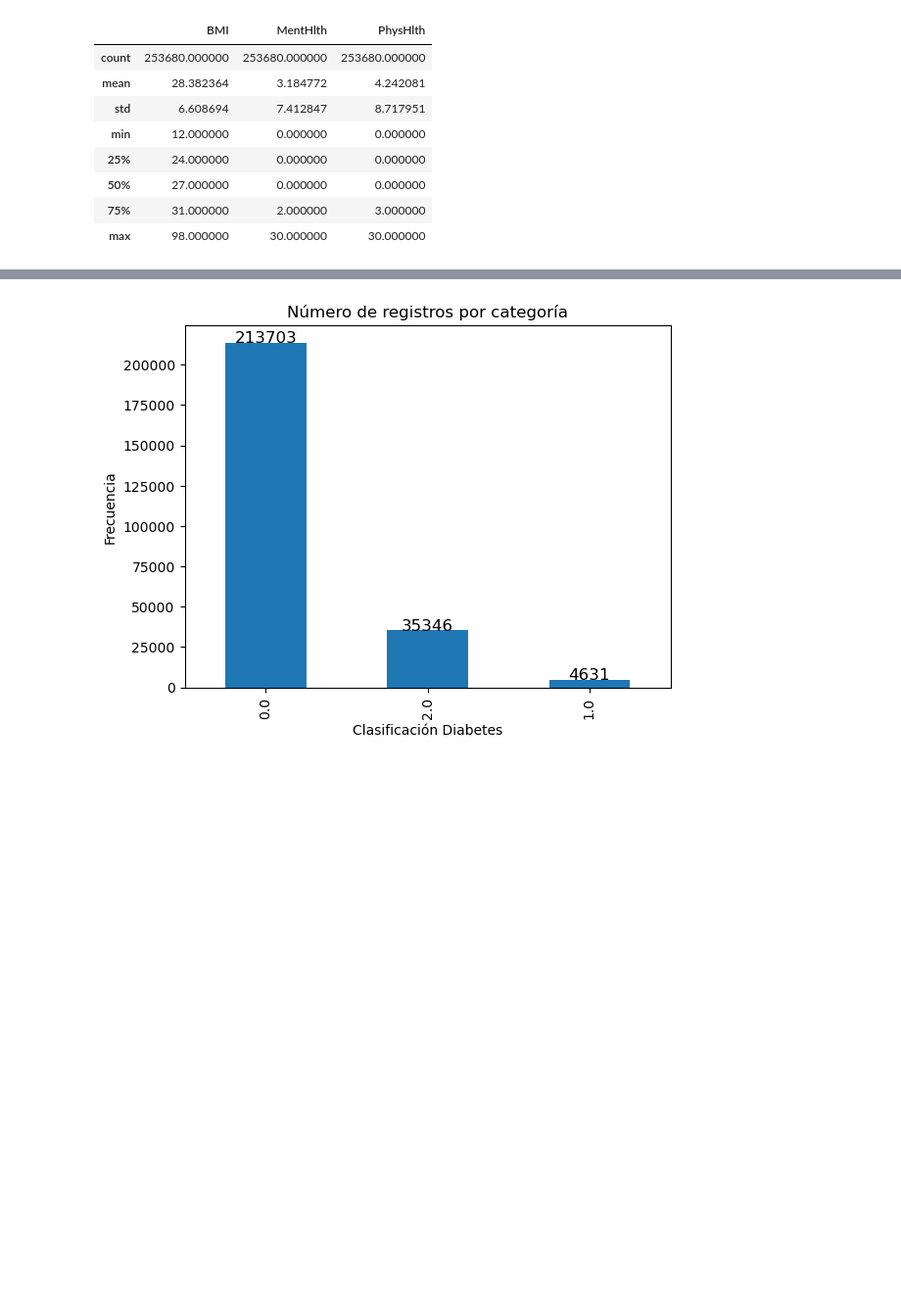
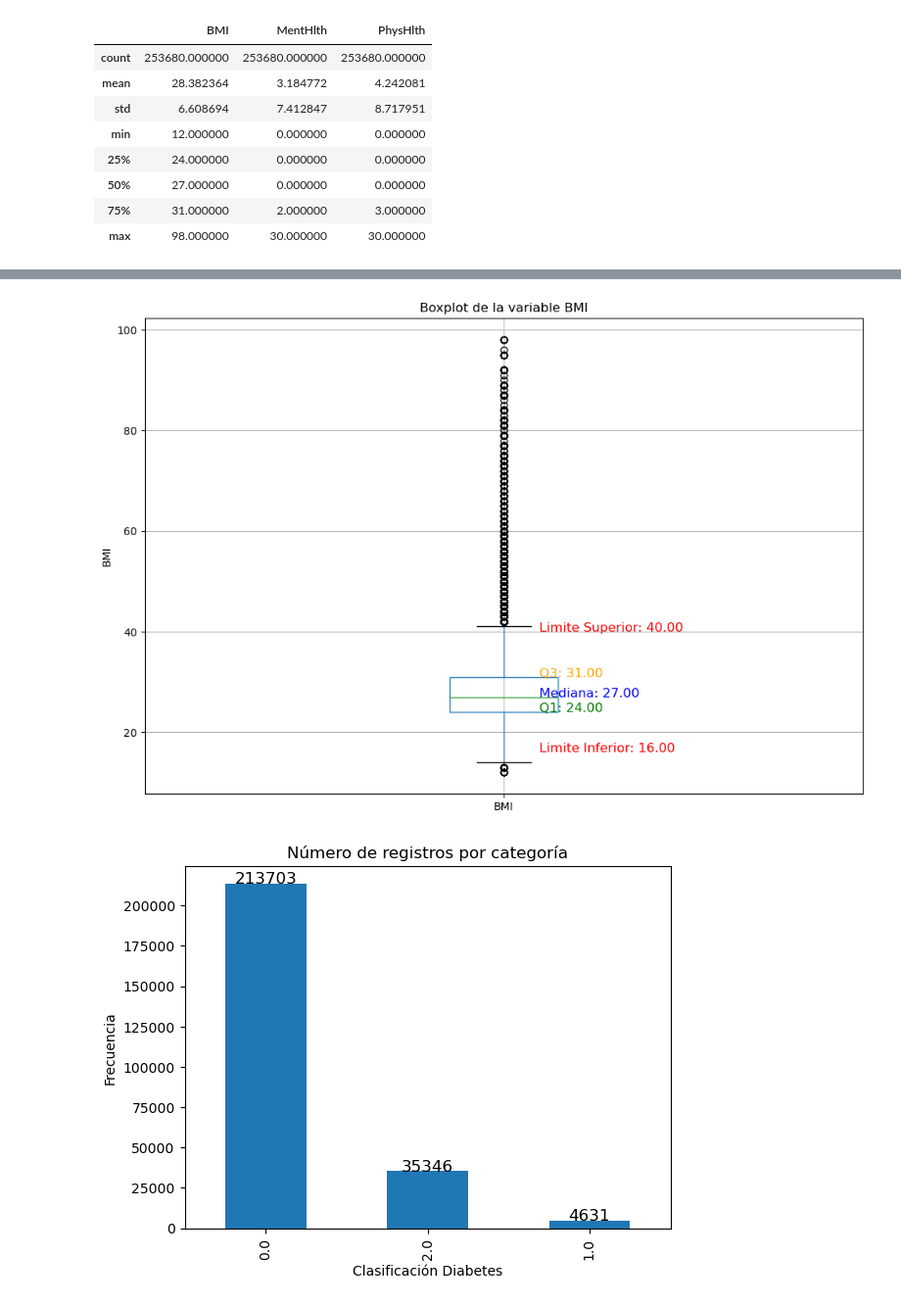
Before and after one commit to ViviF/Proyecto_Diabetes, a Jupyter notebook: Exploracion_datos/exploracion_dataset.ipynb, the cells around one changed output, grey strips where cells are left out. Shown at 98% size. Drawn from its saved outputs; the diff is of its cells as text; code cells hidden in the pictures; blank space fills up the shorter version.

```diff
--- a/Exploracion_datos/exploracion_dataset.ipynb
+++ b/Exploracion_datos/exploracion_dataset.ipynb
@@ -178,3 +152,34 @@ PhysHlth  0.121141  0.353619  1.000000
+# %%
+# Configuración de la figura
+plt.figure(figsize=(12, 8))
+
+# Crear el boxplot para la variable 'BMI'
+box = df.boxplot(column='BMI', grid=True)
+
+# Obtener datos relevantes del boxplot
+mediana = df['BMI'].median()
+q1 = df['BMI'].quantile(0.25)
+q3 = df['BMI'].quantile(0.75)
+iqr = q3 - q1  # Rango intercuartílico
+
+# Calcular los límites de los bigotes
+limite_inferior = 16 #q1 - 1.5 * iqr
+limite_superior = 40 #q3 + 1.5 * iqr
+
+# Añadir anotaciones a la gráfica
+plt.text(1.05, mediana, f'Mediana: {mediana:.2f}', color='blue', fontsize=12)
+plt.text(1.05, q1, f'Q1: {q1:.2f}', color='green', fontsize=12)
+plt.text(1.05, q3, f'Q3: {q3:.2f}', color='orange', fontsize=12)
+plt.text(1.05, limite_inferior, f'Limite Inferior: {limite_inferior:.2f}', color='red', fontsize=12)
+plt.text(1.05, limite_superior, f'Limite Superior: {limite_superior:.2f}', color='red', fontsize=12)
+
+# Etiquetas y título
+plt.title('Boxplot de la variable BMI')
+plt.ylabel('BMI')
+
+plt.show()
+# %% [output]
+[figure, added]
 # %%
 num_categorias = df['Diabetes_012'].value_counts()
 
```
Also changed, not shown: parts of 10 cells of this notebook.
